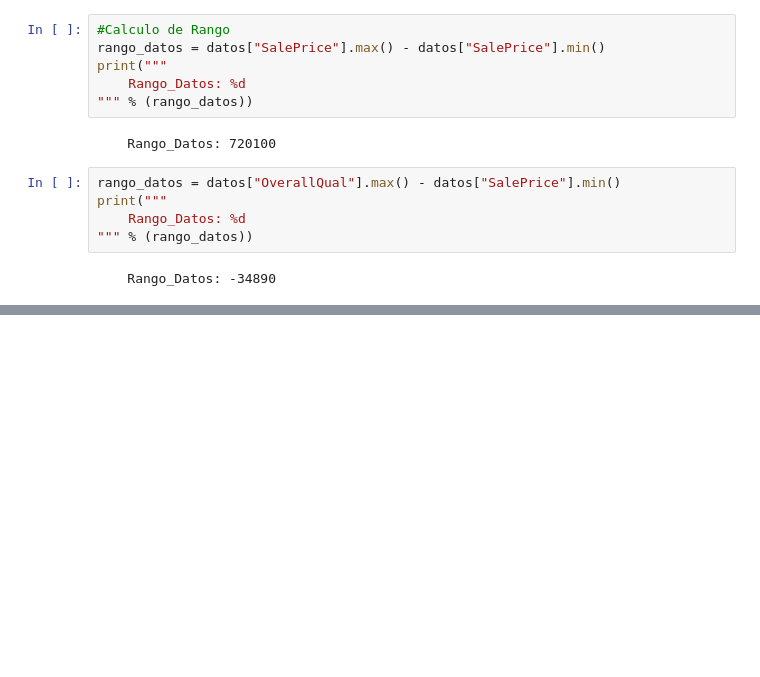
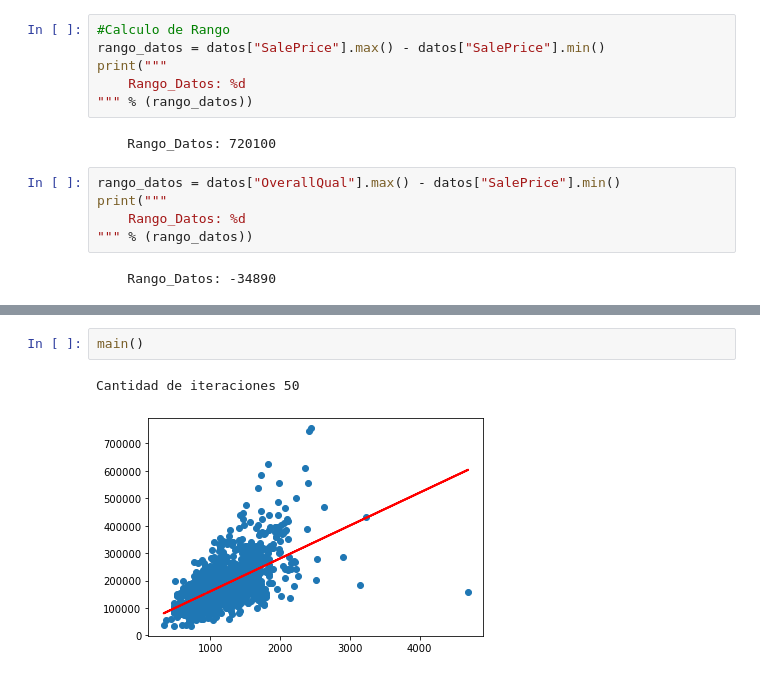
Before and after one commit to DeboraCoo/ProyectoFinal, a Jupyter notebook: ProyectoFinal.ipynb, the cells around one changed output, grey strips where cells are left out. Drawn from its saved outputs; the diff is of its cells as text; blank space fills up the shorter version.

```diff
--- a/ProyectoFinal.ipynb
+++ b/ProyectoFinal.ipynb
@@ -211,0 +315,5 @@ print("""
+# %%
+main()
+# %% [output]
+Cantidad de iteraciones 50
+[figure, added]
```
Also changed, not shown: parts of 18 cells of this notebook.
